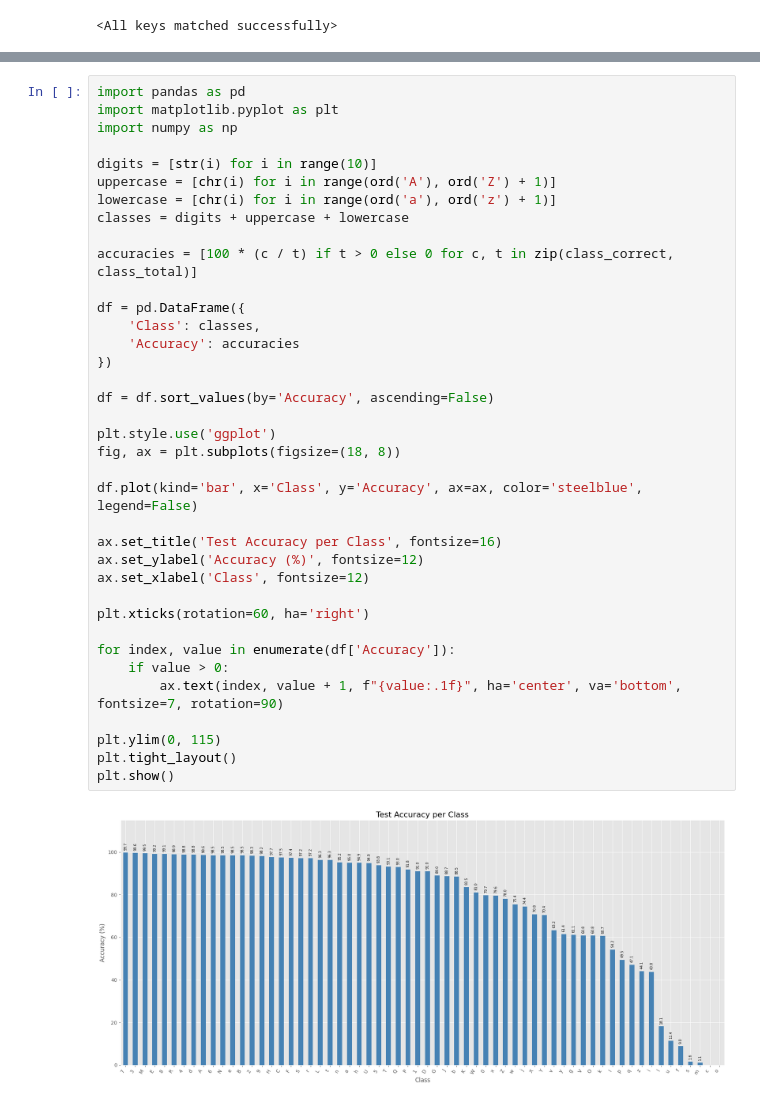
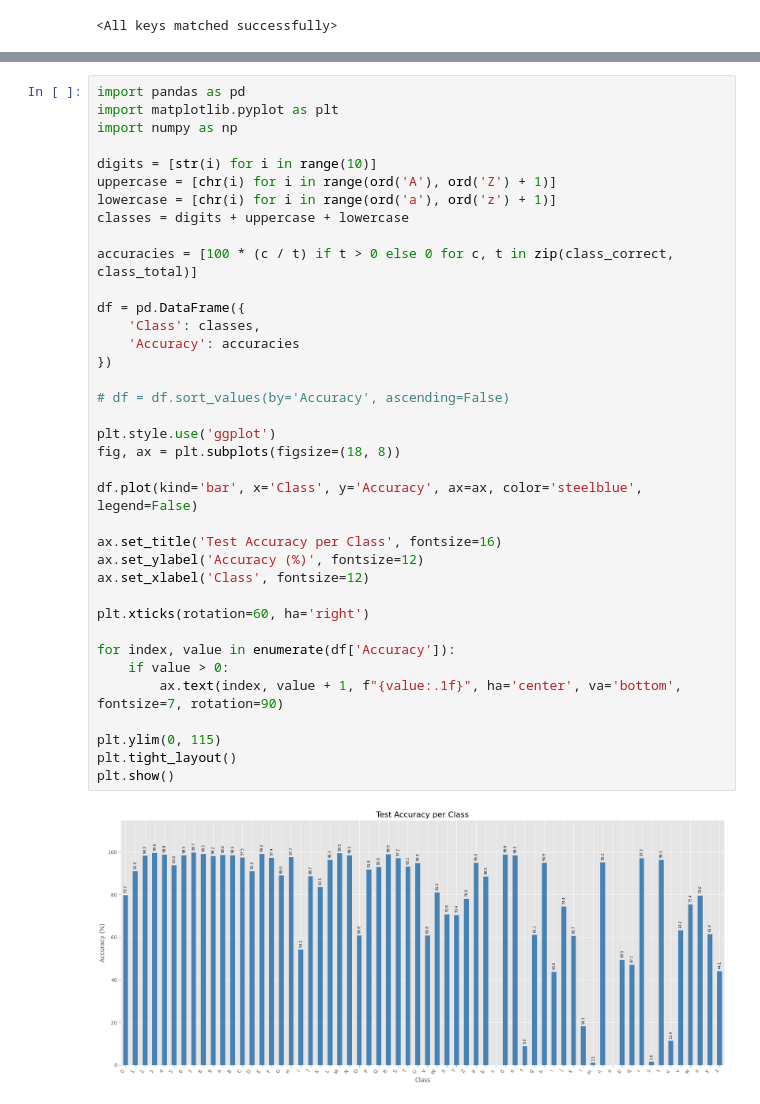
Before and after one commit to Sterling1111/CS611_Applied_Machine_Learning_Final, a Jupyter notebook: digit_cnn.ipynb, the cells around one changed output, grey strips where cells are left out. Drawn from its saved outputs; the diff is of its cells as text.

```diff
--- a/digit_cnn.ipynb
+++ b/digit_cnn.ipynb
@@ -301,32 +288,32 @@ uppercase = [chr(i) for i in range(ord('A'), ord('Z') + 1)]
 lowercase = [chr(i) for i in range(ord('a'), ord('z') + 1)]
 classes = digits + uppercase + lowercase
 
 accuracies = [100 * (c / t) if t > 0 else 0 for c, t in zip(class_correct, class_total)]
 
 df = pd.DataFrame({
     'Class': classes,
     'Accuracy': accuracies
 })
 
-df = df.sort_values(by='Accuracy', ascending=False)
+# df = df.sort_values(by='Accuracy', ascending=False)
 
 plt.style.use('ggplot')
 fig, ax = plt.subplots(figsize=(18, 8))
 
 df.plot(kind='bar', x='Class', y='Accuracy', ax=ax, color='steelblue', legend=False)
 
 ax.set_title('Test Accuracy per Class', fontsize=16)
 ax.set_ylabel('Accuracy (%)', fontsize=12)
 ax.set_xlabel('Class', fontsize=12)
 
 plt.xticks(rotation=60, ha='right')
 
 for index, value in enumerate(df['Accuracy']):
     if value > 0:
         ax.text(index, value + 1, f"{value:.1f}", ha='center', va='bottom', fontsize=7, rotation=90)
 
 plt.ylim(0, 115)
 plt.tight_layout()
 plt.show()
 # %% [output]
-[figure, old version]
+[figure, new version]
```
Also changed, not shown: parts of 3 cells of this notebook.
